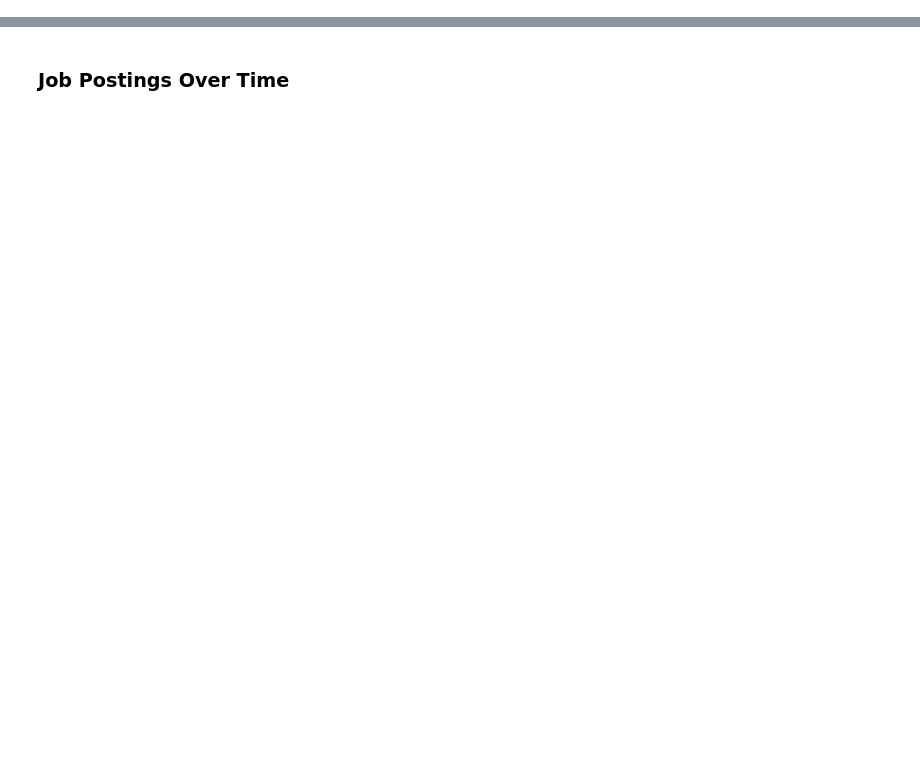
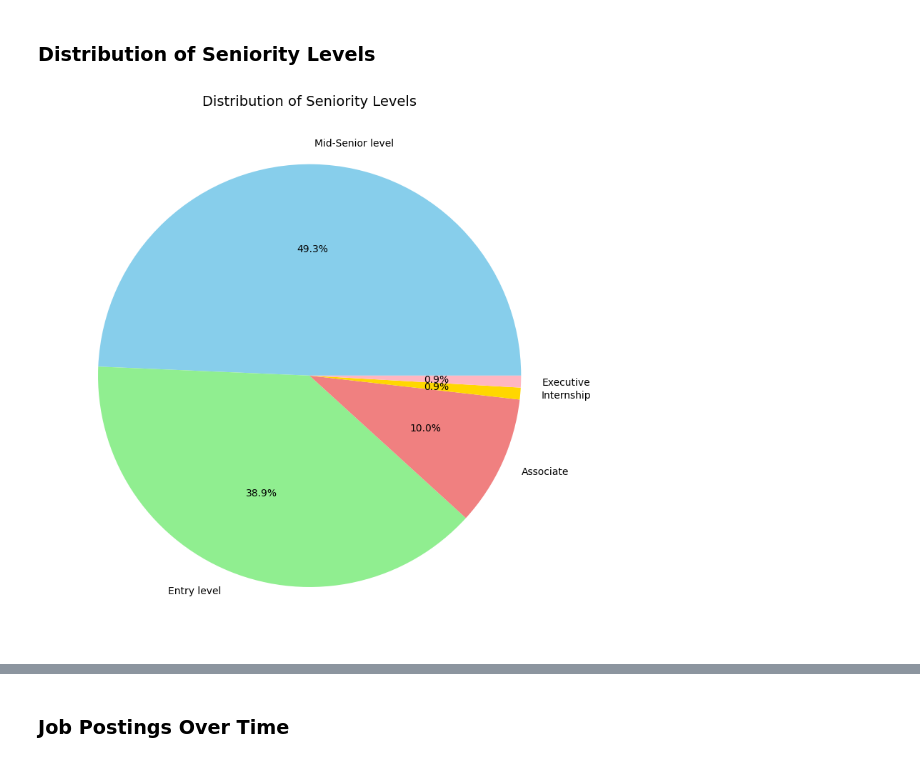
Before and after one commit to ricardogr07/Data-extraction-using-web-scraping, a Jupyter notebook: src/LinkedIn_Jobs_Analysis.ipynb, the cells around one changed output, grey strips where cells are left out. Cells and saved outputs as stored; diff of their text form; code cells hidden in the pictures; blank space fills up the shorter version.

```diff
--- a/src/LinkedIn_Jobs_Analysis.ipynb
+++ b/src/LinkedIn_Jobs_Analysis.ipynb
@@ -8,0 +29,17 @@ df = pd.read_csv('LinkedIn_Jobs_Data_Scientist_Monterrey.csv')
+# %% [markdown]
+### Distribution of Seniority Levels
+# %%
+# Group data by seniority level and count the number of job postings per category
+seniority_counts = df['SeniorityLevel'].value_counts()
+
+# Plot the distribution of seniority levels as a pie chart
+plt.figure(figsize=(8, 8))
+seniority_counts.plot(kind='pie', autopct='%1.1f%%', colors=['skyblue', 'lightgreen', 'lightcoral', 'gold', 'lightpink'])
+plt.title('Distribution of Seniority Levels', fontsize=14)
+plt.ylabel('')  # Remove the default ylabel
+
+# Show plot
+plt.tight_layout()
+plt.show()
+# %% [output]
+[figure, added]
```
Also changed, not shown: parts of 101 cells of this notebook.
